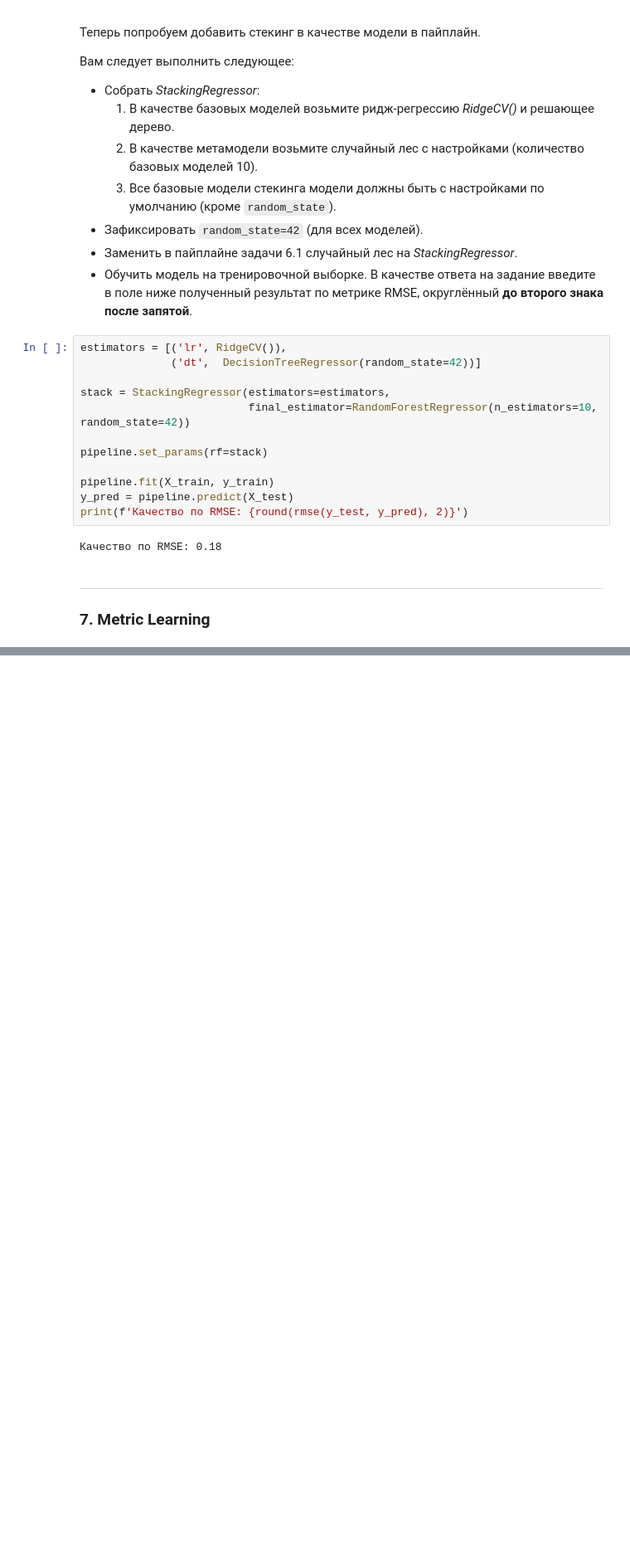
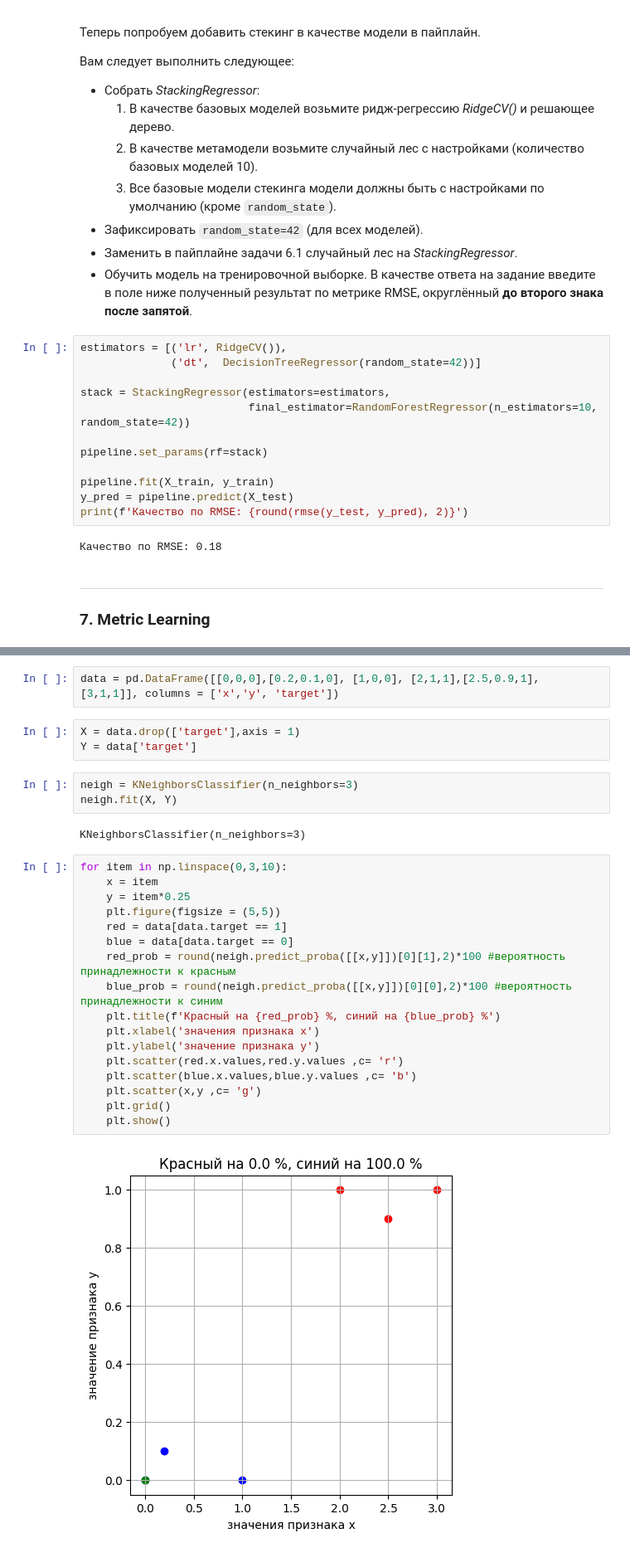
Before and after one commit to Blooodniy/SF_DS, a Jupyter notebook: ML/ML-8. Продвинутые методы машинного обучения/ML-8.ipynb, the cells around one changed output, grey strips where cells are left out. Shown at 83% size. Drawn from its saved outputs; the diff is of its cells as text; blank space fills up the shorter version.

```diff
--- a/ML/ML-8. Продвинутые методы машинного обучения/ML-8.ipynb
+++ b/ML/ML-8. Продвинутые методы машинного обучения/ML-8.ipynb
@@ -827,0 +849,29 @@ print(f'Качество по RMSE: {round(rmse(y_test, y_pred), 2)}')
+# %%
+data = pd.DataFrame([[0,0,0],[0.2,0.1,0], [1,0,0], [2,1,1],[2.5,0.9,1], [3,1,1]], columns = ['x','y', 'target'])
+# %%
+X = data.drop(['target'],axis = 1)
+Y = data['target']
+# %%
+neigh = KNeighborsClassifier(n_neighbors=3)
+neigh.fit(X, Y)
+# %% [output]
+KNeighborsClassifier(n_neighbors=3)
+# %%
+for item in np.linspace(0,3,10):
+    x = item
+    y = item*0.25
+    plt.figure(figsize = (5,5))
+    red = data[data.target == 1]
+    blue = data[data.target == 0]
+    red_prob = round(neigh.predict_proba([[x,y]])[0][1],2)*100 #вероятность принадлежности к красным
+    blue_prob = round(neigh.predict_proba([[x,y]])[0][0],2)*100 #вероятность принадлежности к синим
+    plt.title(f'Красный на {red_prob} %, синий на {blue_prob} %')
+    plt.xlabel('значения признака x')
+    plt.ylabel('значение признака y')
+    plt.scatter(red.x.values,red.y.values ,c= 'r')
+    plt.scatter(blue.x.values,blue.y.values ,c= 'b')
+    plt.scatter(x,y ,c= 'g')
+    plt.grid()
+    plt.show()
+# %% [output]
+[figure, added]
```
Also changed, not shown: parts of 33 cells of this notebook, 3 other files.
